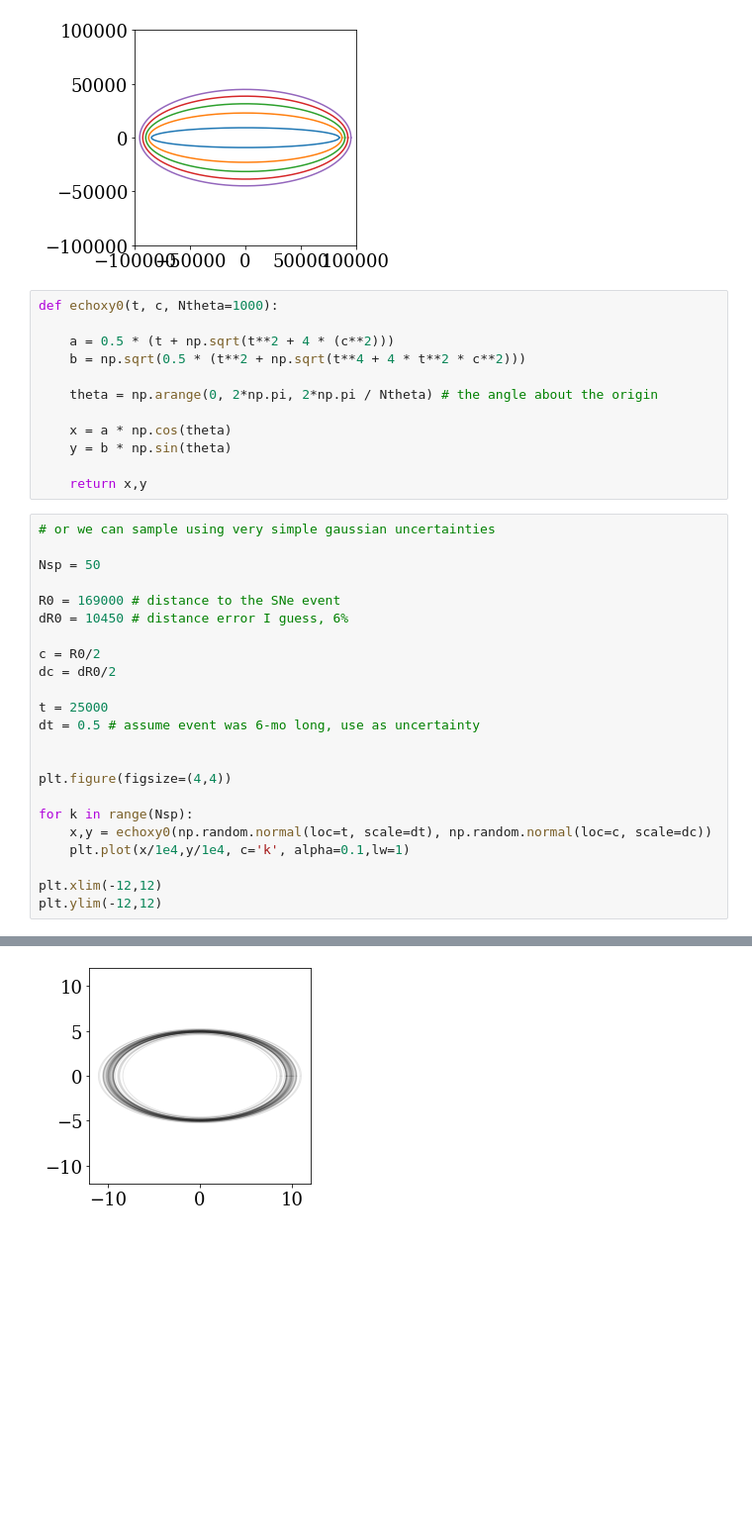
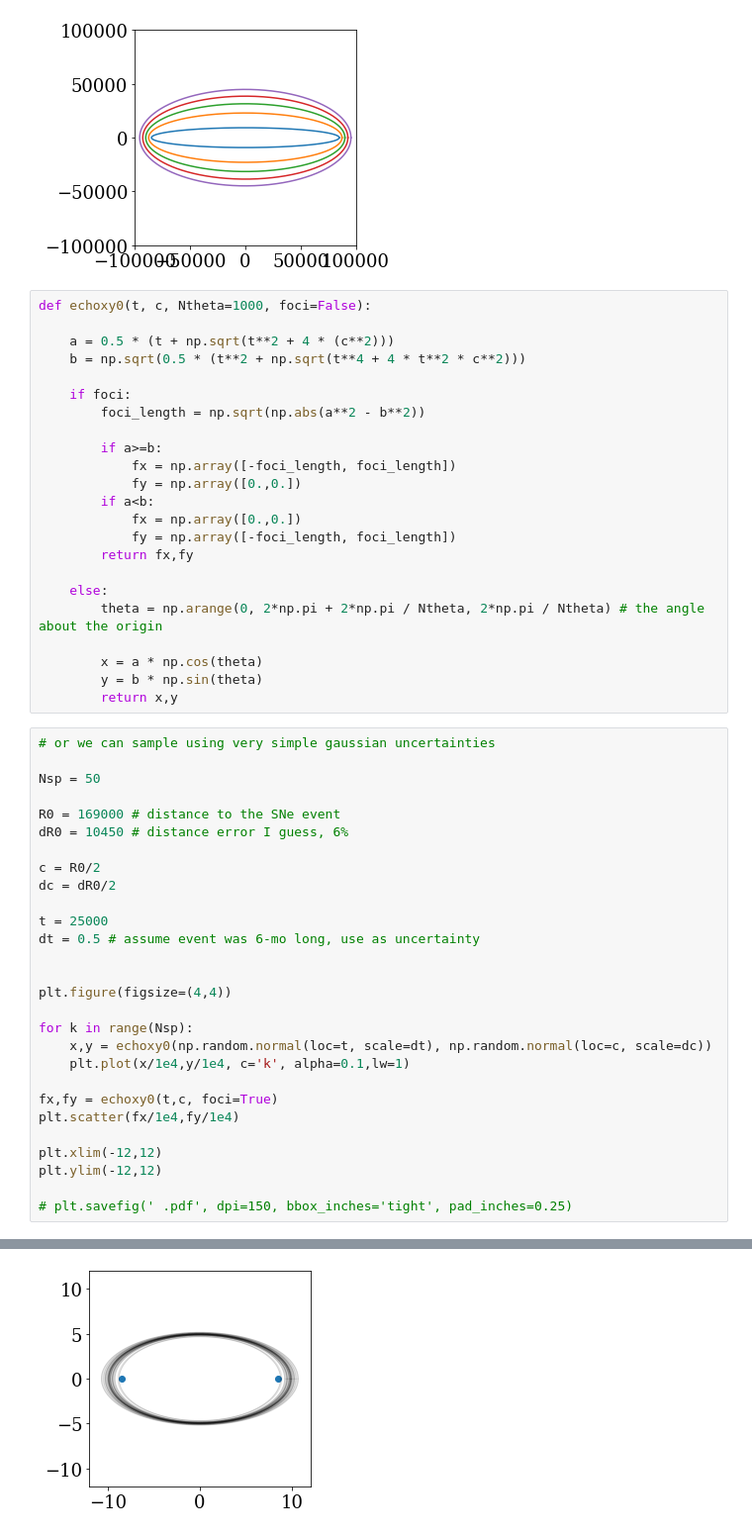
Before and after one commit to jradavenport/daen, a Jupyter notebook: code/SETI_ellipse.ipynb, the cells around one changed output, grey strips where cells are left out. Shown at 99% size. Saved outputs shown, nothing was run; the diff lists cells and outputs as text; blank space fills up the shorter version.

```diff
--- a/code/SETI_ellipse.ipynb
+++ b/code/SETI_ellipse.ipynb
@@ -79,40 +79,56 @@ plt.ylim(-1e5,1e5)
 (-100000.0, 100000.0)
 [figure]
 # %%
-def echoxy0(t, c, Ntheta=1000):
+def echoxy0(t, c, Ntheta=1000, foci=False):
 
     a = 0.5 * (t + np.sqrt(t**2 + 4 * (c**2)))
     b = np.sqrt(0.5 * (t**2 + np.sqrt(t**4 + 4 * t**2 * c**2)))
 
-    theta = np.arange(0, 2*np.pi, 2*np.pi / Ntheta) # the angle about the origin
+    if foci:
+        foci_length = np.sqrt(np.abs(a**2 - b**2))
 
-    x = a * np.cos(theta)
-    y = b * np.sin(theta)
+        if a>=b:
+            fx = np.array([-foci_length, foci_length])
+            fy = np.array([0.,0.])
+        if a<b:
+            fx = np.array([0.,0.])
+            fy = np.array([-foci_length, foci_length])
+        return fx,fy
 
-    return x,y
+    else:
+        theta = np.arange(0, 2*np.pi + 2*np.pi / Ntheta, 2*np.pi / Ntheta) # the angle about the origin
+
+        x = a * np.cos(theta)
+        y = b * np.sin(theta)
+        return x,y
 # %%
 # or we can sample using very simple gaussian uncertainties
 
 Nsp = 50
 
 R0 = 169000 # distance to the SNe event
 dR0 = 10450 # distance error I guess, 6%
 
 c = R0/2
 dc = dR0/2
 
 t = 25000
 dt = 0.5 # assume event was 6-mo long, use as uncertainty
 
 
 plt.figure(figsize=(4,4))
 
 for k in range(Nsp):
     x,y = echoxy0(np.random.normal(loc=t, scale=dt), np.random.normal(loc=c, scale=dc))
     plt.plot(x/1e4,y/1e4, c='k', alpha=0.1,lw=1)
 
+fx,fy = echoxy0(t,c, foci=True)
+plt.scatter(fx/1e4,fy/1e4)
+
 plt.xlim(-12,12)
 plt.ylim(-12,12)
+
+# plt.savefig(' .pdf', dpi=150, bbox_inches='tight', pad_inches=0.25)
 # %% [output]
 (-12, 12)
-[figure, old version]
+[figure, new version]
```
Also changed, not shown: parts of 3 cells of this notebook.
